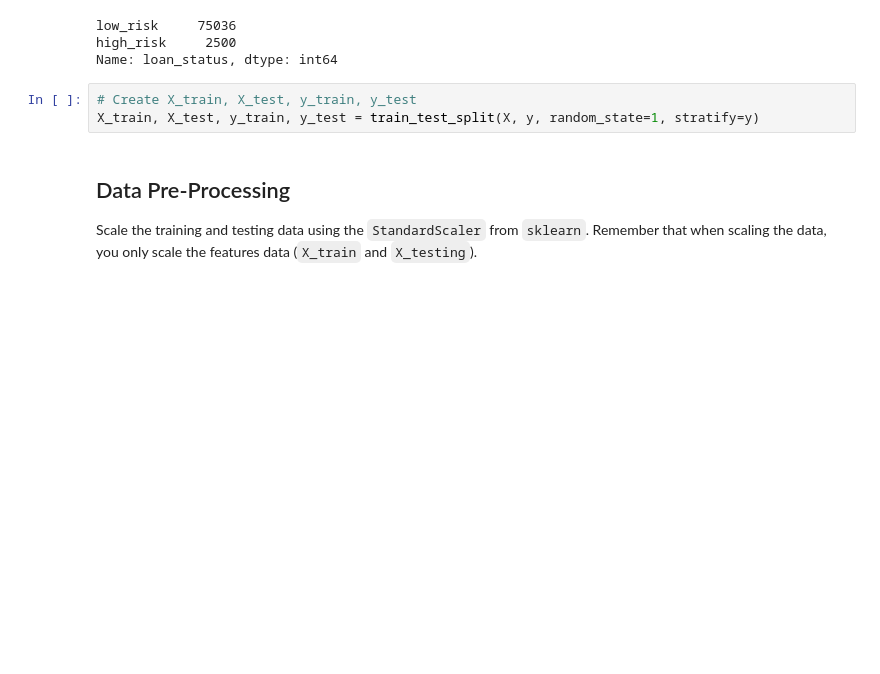
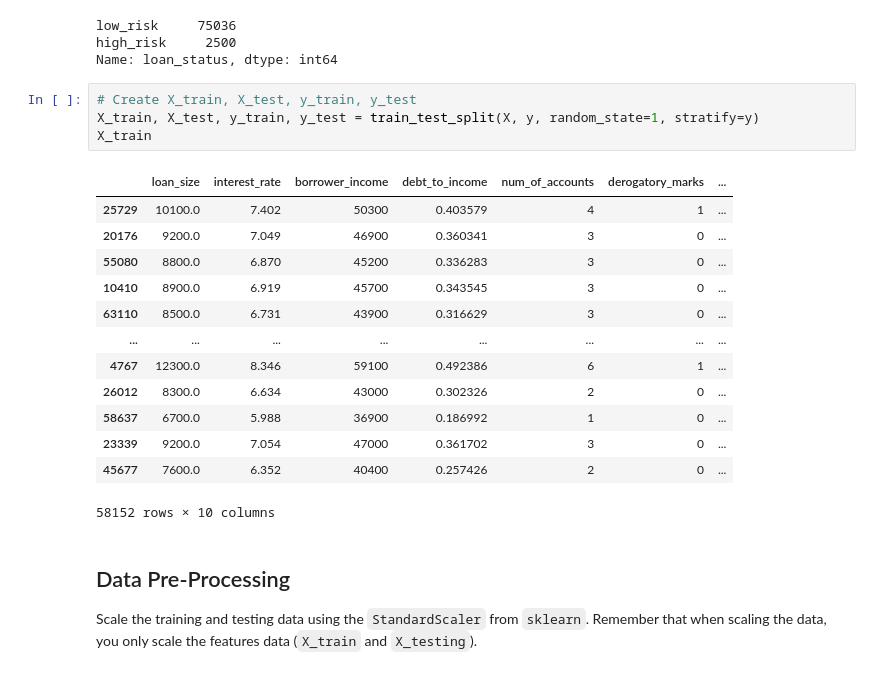
Before and after one commit to padibona/MachineLearningHomework, a Jupyter notebook: Starter_Code/credit_risk_resampling.ipynb, the cells around one changed output. Cells and saved outputs as stored; diff of their text form; blank space fills up the shorter version.

```diff
--- a/Starter_Code/credit_risk_resampling.ipynb
+++ b/Starter_Code/credit_risk_resampling.ipynb
@@ -63,6 +63,21 @@ Name: loan_status, dtype: int64
 # %%
 # Create X_train, X_test, y_train, y_test
 X_train, X_test, y_train, y_test = train_test_split(X, y, random_state=1, stratify=y)
+X_train
+# %% [output]
+|  | loan_size | interest_rate | borrower_income | debt_to_income | num_of_accounts | derogatory_marks | ... |
+| 25729 | 10100.0 | 7.402 | 50300 | 0.403579 | 4 | 1 | ... |
+| 20176 | 9200.0 | 7.049 | 46900 | 0.360341 | 3 | 0 | ... |
+| 55080 | 8800.0 | 6.870 | 45200 | 0.336283 | 3 | 0 | ... |
+| 10410 | 8900.0 | 6.919 | 45700 | 0.343545 | 3 | 0 | ... |
+| 63110 | 8500.0 | 6.731 | 43900 | 0.316629 | 3 | 0 | ... |
+| ... | ... | ... | ... | ... | ... | ... | ... |
+| 4767 | 12300.0 | 8.346 | 59100 | 0.492386 | 6 | 1 | ... |
+| 26012 | 8300.0 | 6.634 | 43000 | 0.302326 | 2 | 0 | ... |
+| 58637 | 6700.0 | 5.988 | 36900 | 0.186992 | 1 | 0 | ... |
+| 23339 | 9200.0 | 7.054 | 47000 | 0.361702 | 3 | 0 | ... |
+| 45677 | 7600.0 | 6.352 | 40400 | 0.257426 | 2 | 0 | ... |
+58152 rows × 10 columns
 # %% [markdown]
 ## Data Pre-Processing
 
```
Also changed, not shown: parts of 15 cells of this notebook.
